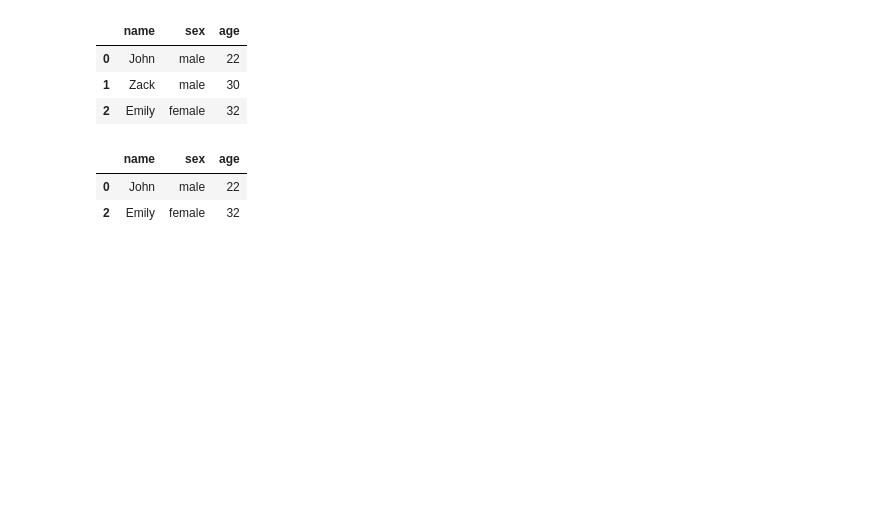
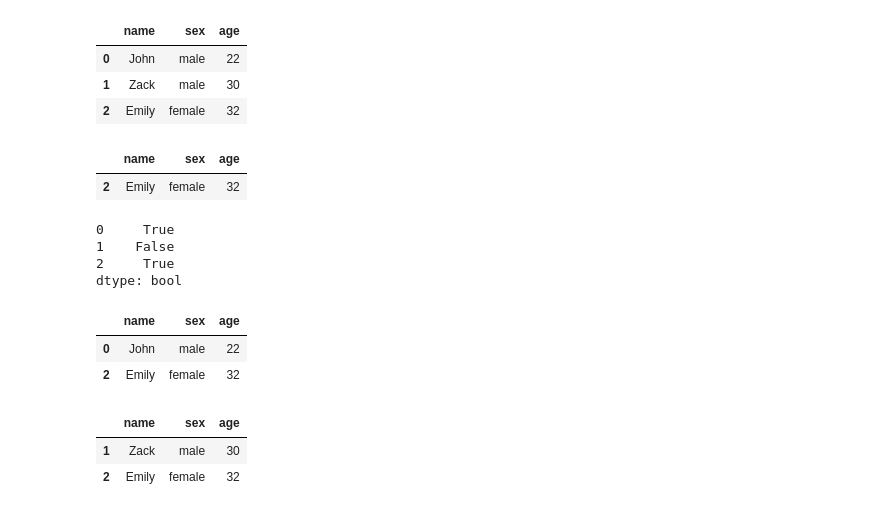
Before and after one commit to 0x31nose/python_tutorial_datascientistus, a Jupyter notebook: Pandas.ipynb, the cells around one changed output. Saved outputs shown, nothing was run; the diff lists cells and outputs as text; code cells hidden in the pictures; blank space fills up the shorter version.

```diff
--- a/Pandas.ipynb
+++ b/Pandas.ipynb
@@ -349,8 +349,24 @@ df
 | 2 | Emily | female | 32 |
 # %%
 # boolを使うと、Trueの行だけ抽出されたDataFrameが返ってくる
-df[[True, False, True]]
+# df[[True, False, True]]
+df[[False, False, True]]
 # %% [output]
 |  | name | sex | age |
-| 0 | John | male | 22 |
 | 2 | Emily | female | 32 |
+# %%
+filter_series = pd.Series([True, False, True])
+filter_series
+# %% [output]
+0     True
+1    False
+2     True
+dtype: bool
+# %%
+# Seriesでフィルタするとインデックスはそのまま、
+# 元のレコードが表示される。
+df[filter_series]
+# %% [output]
+|  | name | sex | age |
+| 0 | John | male | 22 |
+| 2 | Emily | female | 32 |
@@ -356,0 +377,6 @@ df[[True, False, True]]
+# %%
+df[filter_s]
+# %% [output]
+|  | name | sex | age |
+| 1 | Zack | male | 30 |
+| 2 | Emily | female | 32 |
```
Also changed, not shown: parts of 1 cell of this notebook.
